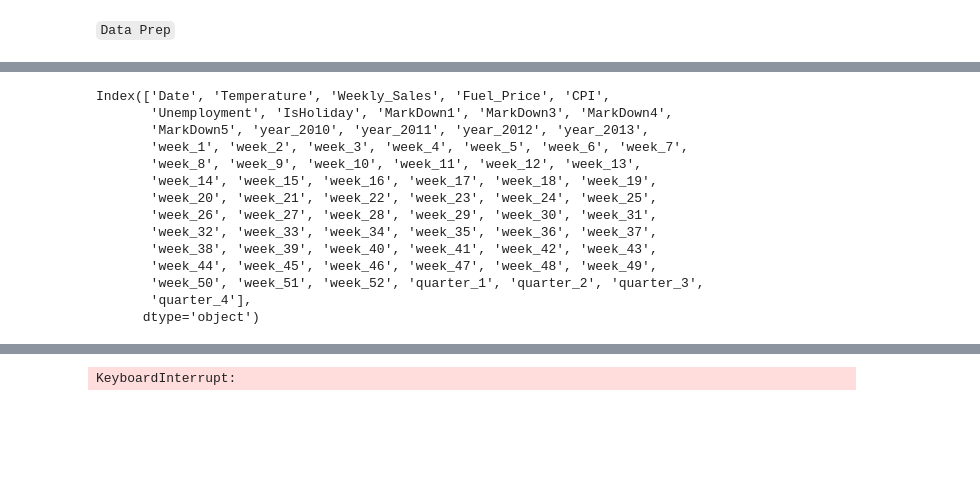
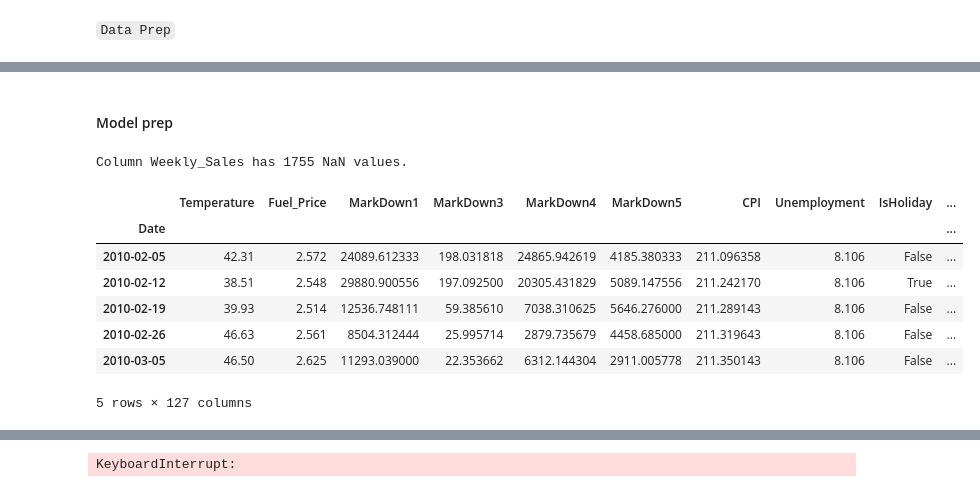
Before and after one commit to Johannes3001/AppliedML_Assign.01, a Jupyter notebook: Assignment2/Codes/Mathijs_trials.ipynb, the cells around one changed output, grey strips where cells are left out. Cells and saved outputs as stored; diff of their text form; code cells hidden in the pictures; blank space fills up the shorter version.

```diff
--- a/Assignment2/Codes/Mathijs_trials.ipynb
+++ b/Assignment2/Codes/Mathijs_trials.ipynb
@@ -75,16 +97,22 @@ print(features.head())
+# %%
+# Create time columns
+df['year'] = df.Date.dt.year
+df['quarter'] = df.Date.dt.quarter
+df['month'] = df.Date.dt.month
+df['week'] = df.Date.dt.isocalendar().week
 # %%
 # Imputing Markdown columns
 # Impute NaN values based on weekly average
 markdown_columns = ['MarkDown1', 'MarkDown2', 'MarkDown3', 'MarkDown4', 'MarkDown5']
 for col in markdown_columns:
-    weekly_avg = features.groupby('week')[col].transform('mean')
-    features[col].fillna(weekly_avg, inplace=True)
+    weekly_avg = df.groupby('week')[col].transform('mean')
+    df[col].fillna(weekly_avg, inplace=True)
 
 # can't impute all values for MarkDown2 , dropping Markdown2.
 
-features.drop('MarkDown2', axis = 1, inplace=True)
-print(features.head())
-features.shape
+df.drop('MarkDown2', axis = 1, inplace=True)
+print(df.head())
+df.shape
 # %% [output]
    Store       Date  Temperature  Fuel_Price     MarkDown1   MarkDown3
 0      1 2010-02-05        42.31       2.572  24089.612333  198.031818  \
@@ -238,20 +145,21 @@ print(df_weekly.shape, '\n', df_weekly.head())
-# %%
-df_weekly.drop(["week", "year", "quarter"],axis =1, inplace=True)
-df_weekly.columns
-# %% [output]
-Index(['Date', 'Temperature', 'Weekly_Sales', 'Fuel_Price', 'CPI',
-       'Unemployment', 'IsHoliday', 'MarkDown1', 'MarkDown3', 'MarkDown4',
-       'MarkDown5', 'year_2010', 'year_2011', 'year_2012', 'year_2013',
-       'week_1', 'week_2', 'week_3', 'week_4', 'week_5', 'week_6', 'week_7',
-       'week_8', 'week_9', 'week_10', 'week_11', 'week_12', 'week_13',
-       'week_14', 'week_15', 'week_16', 'week_17', 'week_18', 'week_19',
-       'week_20', 'week_21', 'week_22', 'week_23', 'week_24', 'week_25',
-       'week_26', 'week_27', 'week_28', 'week_29', 'week_30', 'week_31',
-       'week_32', 'week_33', 'week_34', 'week_35', 'week_36', 'week_37',
-       'week_38', 'week_39', 'week_40', 'week_41', 'week_42', 'week_43',
-       'week_44', 'week_45', 'week_46', 'week_47', 'week_48', 'week_49',
-       'week_50', 'week_51', 'week_52', 'quarter_1', 'quarter_2', 'quarter_3',
-       'quarter_4'],
-      dtype='object')
+# %% [markdown]
+#### Model prep
+# %%
+for col in df.columns:
+    num_nan = df[col].isna().sum()  # count the NaN values in the column
+    if num_nan > 0:
+        print(f"Column {col} has {num_nan} NaN values.")
+# %% [output]
+Column Weekly_Sales has 1755 NaN values.
 # %%
-df_weekly.set_index('Date', inplace=True)
+df.set_index("Date", inplace=True)
+df.head()
+# %% [output]
+|  | Temperature | Fuel_Price | MarkDown1 | MarkDown3 | MarkDown4 | MarkDown5 | CPI | Unemployment | IsHoliday | ... |
+| Date |  |  |  |  |  |  |  |  |  | ... |
+| 2010-02-05 | 42.31 | 2.572 | 24089.612333 | 198.031818 | 24865.942619 | 4185.380333 | 211.096358 | 8.106 | False | ... |
+| 2010-02-12 | 38.51 | 2.548 | 29880.900556 | 197.092500 | 20305.431829 | 5089.147556 | 211.242170 | 8.106 | True | ... |
+| 2010-02-19 | 39.93 | 2.514 | 12536.748111 | 59.385610 | 7038.310625 | 5646.276000 | 211.289143 | 8.106 | False | ... |
+| 2010-02-26 | 46.63 | 2.561 | 8504.312444 | 25.995714 | 2879.735679 | 4458.685000 | 211.319643 | 8.106 | False | ... |
+| 2010-03-05 | 46.50 | 2.625 | 11293.039000 | 22.353662 | 6312.144304 | 2911.005778 | 211.350143 | 8.106 | False | ... |
+5 rows × 127 columns
```
Also changed, not shown: parts of 27 cells of this notebook.
